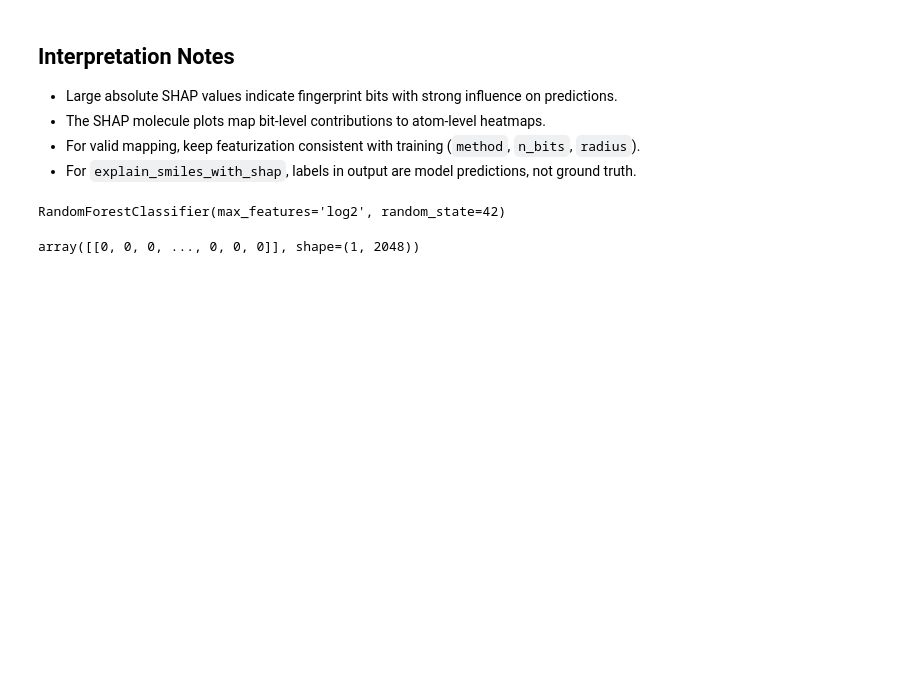
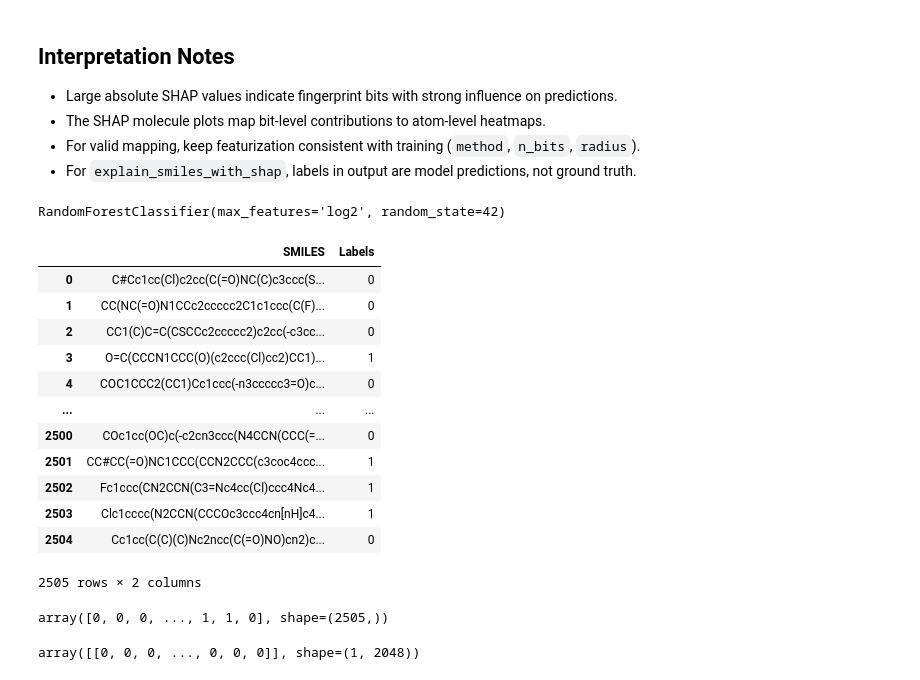
Before and after one commit to LSI-Uni-Bonn/ChemicHAL, a Jupyter notebook: notebooks/shap_generation_and_explanations.ipynb, the cells around one changed output. Drawn from its saved outputs; the diff is of its cells as text; code cells hidden in the pictures; blank space fills up the shorter version.

```diff
--- a/notebooks/shap_generation_and_explanations.ipynb
+++ b/notebooks/shap_generation_and_explanations.ipynb
@@ -82,5 +82,25 @@ data_split = joblib.load(data_split_path)
 model
 # %% [output]
 RandomForestClassifier(max_features='log2', random_state=42)
+# %%
+pd.DataFrame([data_split['test_smiles'], data_split["test_labels"]], index=["SMILES", "Labels"]).T
+# %% [output]
+|  | SMILES | Labels |
+| 0 | C#Cc1cc(Cl)c2cc(C(=O)NC(C)c3ccc(S... | 0 |
+| 1 | CC(NC(=O)N1CCc2ccccc2C1c1ccc(C(F)... | 0 |
+| 2 | CC1(C)C=C(CSCCc2ccccc2)c2cc(-c3cc... | 0 |
+| 3 | O=C(CCCN1CCC(O)(c2ccc(Cl)cc2)CC1)... | 1 |
+| 4 | COC1CCC2(CC1)Cc1ccc(-n3ccccc3=O)c... | 0 |
+| ... | ... | ... |
+| 2500 | COc1cc(OC)c(-c2cn3ccc(N4CCN(CCC(=... | 0 |
+| 2501 | CC#CC(=O)NC1CCC(CCN2CCC(c3coc4ccc... | 1 |
+| 2502 | Fc1ccc(CN2CCN(C3=Nc4cc(Cl)ccc4Nc4... | 1 |
+| 2503 | Clc1cccc(N2CCN(CCCOc3ccc4cn[nH]c4... | 1 |
+| 2504 | Cc1cc(C(C)(C)Nc2ncc(C(=O)NO)cn2)c... | 0 |
+2505 rows × 2 columns
+# %%
+data_split["test_labels"]
+# %% [output]
+array([0, 0, 0, ..., 1, 1, 0], shape=(2505,))
 # %%
 from chemagent.featurization.fingerprints import ECFP
```
Also changed, not shown: parts of 11 cells of this notebook, 1 other file.
